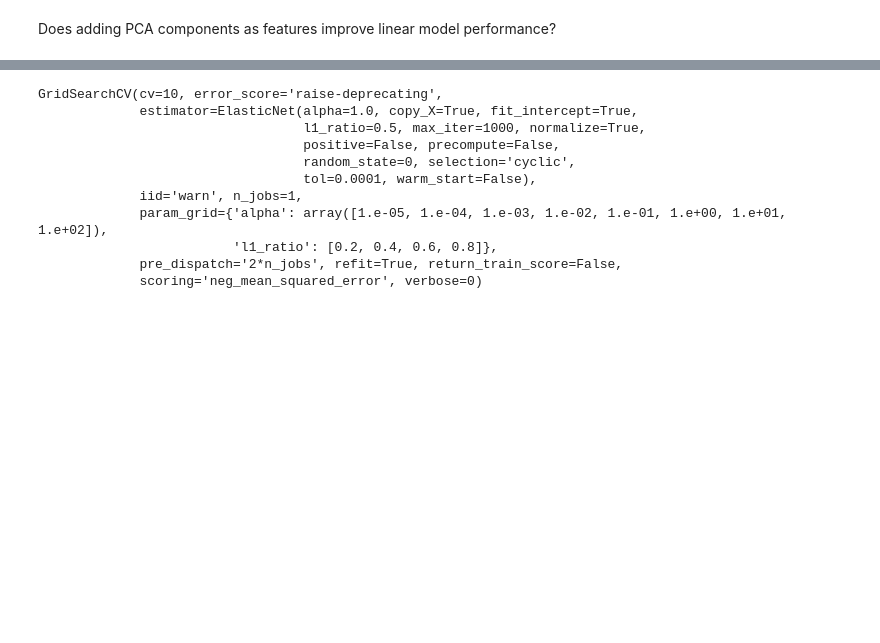
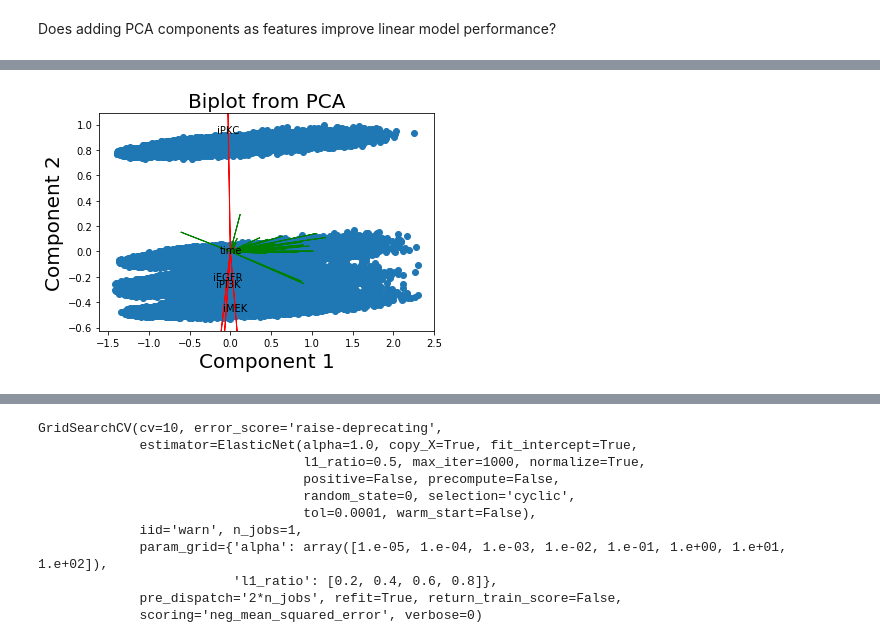
Before and after one commit to jtwang1027/cancer_omics, a Jupyter notebook: 2A_elastic_net.ipynb, the cells around one changed output, grey strips where cells are left out. Cells and saved outputs as stored; diff of their text form; code cells hidden in the pictures; blank space fills up the shorter version.

```diff
--- a/2A_elastic_net.ipynb
+++ b/2A_elastic_net.ipynb
@@ -106,0 +101,18 @@ Most of the variance is explained by 1 component
+# %%
+scale=4
+plt.scatter( reduced[:,0],reduced[:,1])
+plt.xlabel('Component 1',fontsize=20)
+plt.ylabel('Component 2',fontsize=20)
+plt.title("Biplot from PCA",fontsize=20)
+for i in range(pca.components_.shape[1]):
+  x_arrow= pca.components_[0,i]*scale
+  y_arrow= pca.components_[1,i]*scale
+
+  if X_train.columns[i] in ['iPKC','iEGFR','iMEK','iPI3K','time']:
+    plt.arrow(0,0,x_arrow,y_arrow,color='r')
+    plt.text(x_arrow* 0.28, y_arrow * 0.28, X_train.columns[i], color = 'k', ha = 'center', va = 'center')
+  else:
+    plt.arrow(0,0,x_arrow,y_arrow,color='g')
+#     plt.text(x_arrow* 1, y_arrow * 1, X_train.columns[i], color = 'k', ha = 'center', va = 'center')
+# %% [output]
+[figure, added]
```
Also changed, not shown: parts of 11 cells of this notebook.
